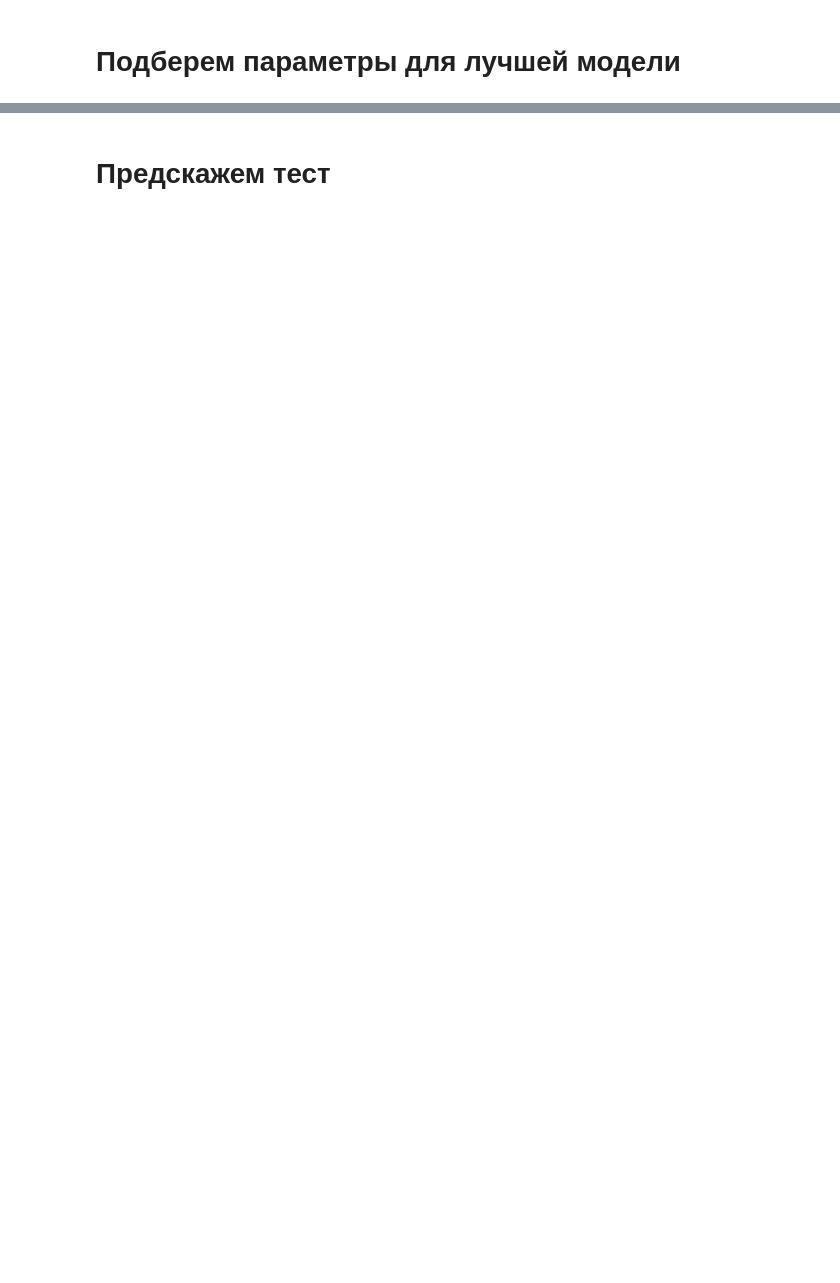
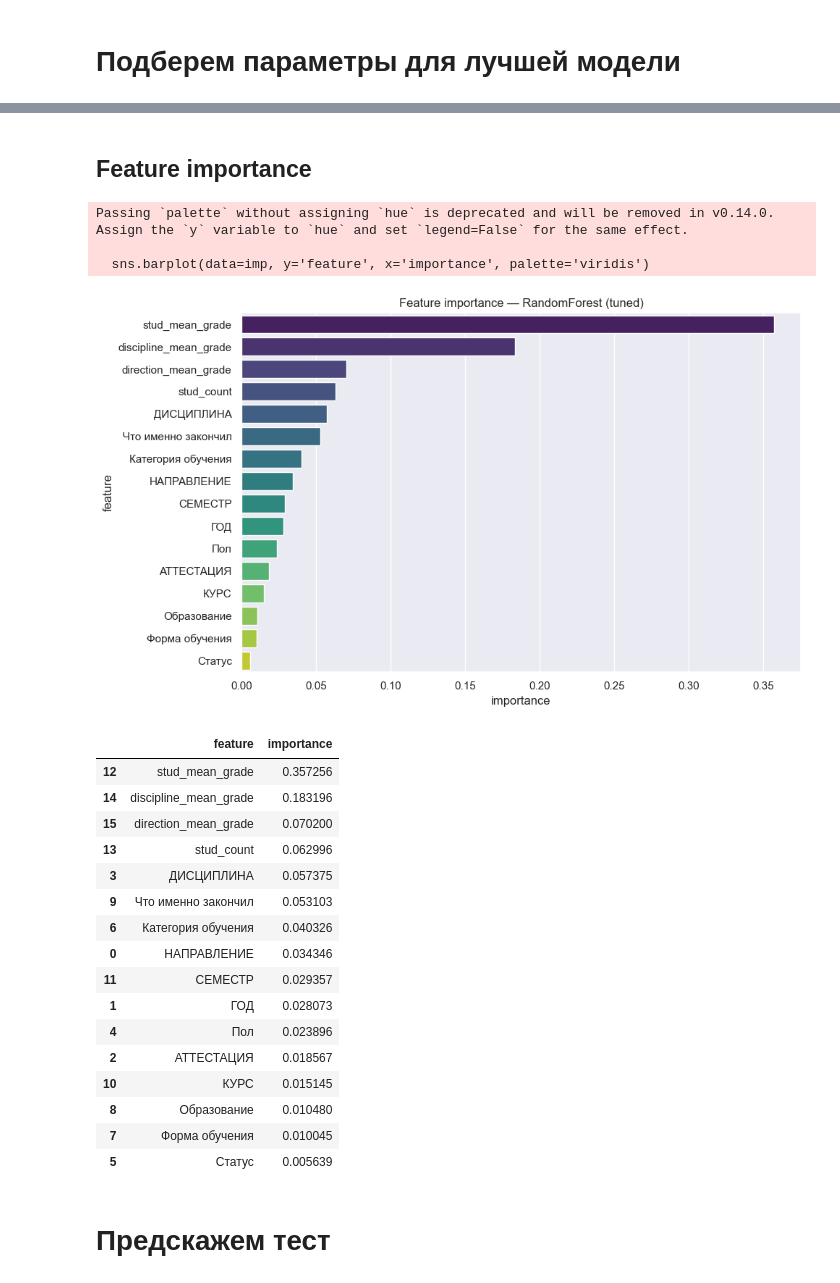
Before and after one commit to Vladk-jpg/students_performance, a Jupyter notebook: result-0-41.ipynb, the cells around one changed output, grey strips where cells are left out. Saved outputs shown, nothing was run; the diff lists cells and outputs as text; code cells hidden in the pictures; blank space fills up the shorter version.

Commit message:
added feature importance

```diff
--- a/result-0-41.ipynb
+++ b/result-0-41.ipynb
@@ -830,6 +786,43 @@ mean_absolute_percentage_error: 0.06341637460469289
 r2_score: 0.0
 
 Доля warm в holdout: 100.0%
+# %% [markdown]
+## Feature importance
+# %%
+imp = pd.DataFrame({
+    'feature': FEATURES,
+    'importance': model_RFR.feature_importances_,
+}).sort_values('importance', ascending=False)
+
+plt.figure(figsize=(10, 6))
+sns.barplot(data=imp, y='feature', x='importance', palette='viridis')
+plt.title('Feature importance — RandomForest (tuned)')
+plt.xlabel('importance')
+plt.tight_layout()
+plt.show()
+imp
+# %% [output]
+Passing `palette` without assigning `hue` is deprecated and will be removed in v0.14.0. Assign the `y` variable to `hue` and set `legend=False` for the same effect.
+
+  sns.barplot(data=imp, y='feature', x='importance', palette='viridis')
+[figure, added]
+|  | feature | importance |
+| 12 | stud_mean_grade | 0.357256 |
+| 14 | discipline_mean_grade | 0.183196 |
+| 15 | direction_mean_grade | 0.070200 |
+| 13 | stud_count | 0.062996 |
+| 3 | ДИСЦИПЛИНА | 0.057375 |
+| 9 | Что именно закончил | 0.053103 |
+| 6 | Категория обучения | 0.040326 |
+| 0 | НАПРАВЛЕНИЕ | 0.034346 |
+| 11 | СЕМЕСТР | 0.029357 |
+| 1 | ГОД | 0.028073 |
+| 4 | Пол | 0.023896 |
+| 2 | АТТЕСТАЦИЯ | 0.018567 |
+| 10 | КУРС | 0.015145 |
+| 8 | Образование | 0.010480 |
+| 7 | Форма обучения | 0.010045 |
+| 5 | Статус | 0.005639 |
 # %% [markdown]
 # Предскажем тест
 # %%
```
Also changed, not shown: parts of 23 cells of this notebook.
